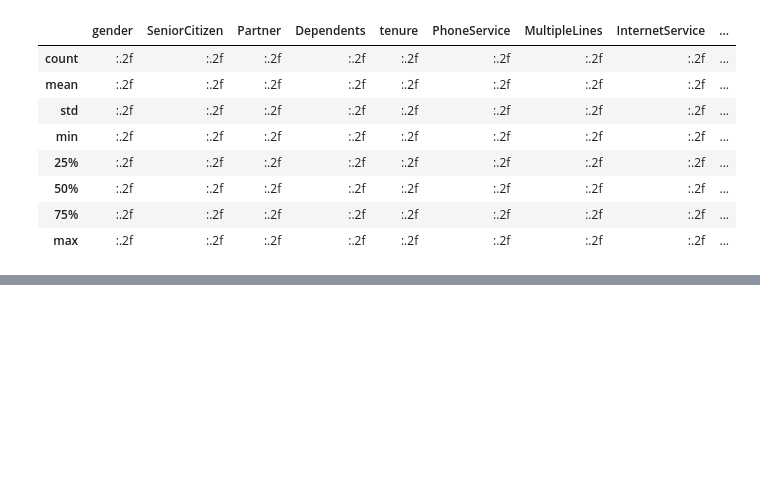
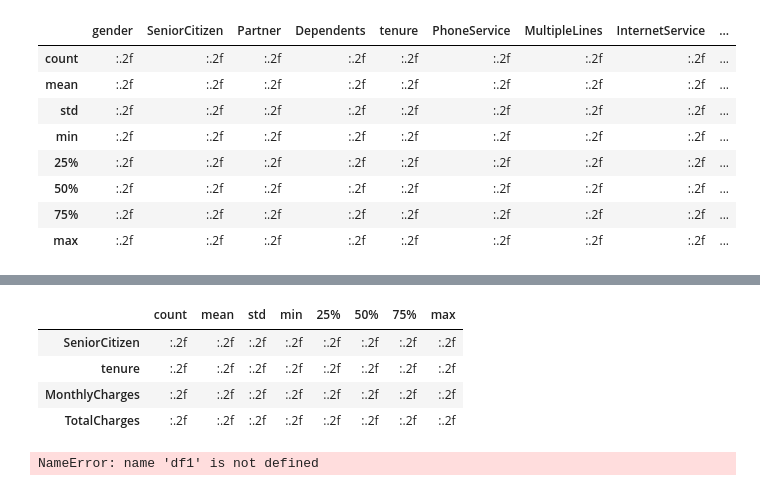
Before and after one commit to Bhupendra-glitch/Customer-Segmentation-Retention, a Jupyter notebook: Telco_Customer_Churn.ipynb, the cells around one changed output, grey strips where cells are left out. Drawn from its saved outputs; the diff is of its cells as text; code cells hidden in the pictures; blank space fills up the shorter version.

```diff
--- a/Telco_Customer_Churn.ipynb
+++ b/Telco_Customer_Churn.ipynb
@@ -148,0 +154,26 @@ df1.describe()
+# %%
+data.describe().T
+# %% [output]
+|  | count | mean | std | min | 25% | 50% | 75% | max |
+| SeniorCitizen | :.2f | :.2f | :.2f | :.2f | :.2f | :.2f | :.2f | :.2f |
+| tenure | :.2f | :.2f | :.2f | :.2f | :.2f | :.2f | :.2f | :.2f |
+| MonthlyCharges | :.2f | :.2f | :.2f | :.2f | :.2f | :.2f | :.2f | :.2f |
+| TotalCharges | :.2f | :.2f | :.2f | :.2f | :.2f | :.2f | :.2f | :.2f |
+# %%
+colors = ['#E94B3C','#2D2926']
+
+churn = df1[df1['Churn'] == 1].describe().T
+not_churn = df1[df1['Churn'] == 0].describe().T
+
+fig,ax = plt.subplots(nrows = 1,ncols = 2,figsize = (5,5))
+plt.subplot(1,2,1)
+sns.heatmap(churn[['mean']],annot = True,cmap = colors,linewidths = 0.4,linecolor = 'black',cbar = False,fmt = '.2f')
+plt.title('Churned Customers');
+
+plt.subplot(1,2,2)
+sns.heatmap(not_churn[['mean']],annot = True,cmap = colors,linewidths = 0.4,linecolor = 'black',cbar = False,fmt = '.2f',)
+plt.title('Not_Churned Customers');
+
+fig.tight_layout(pad = 0)
+# %% [output]
+NameError: name 'df1' is not defined
```
Also changed, not shown: parts of 4 cells of this notebook.
